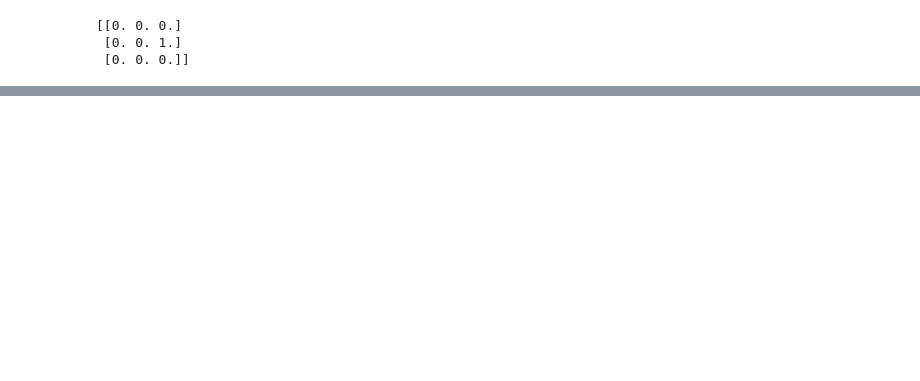
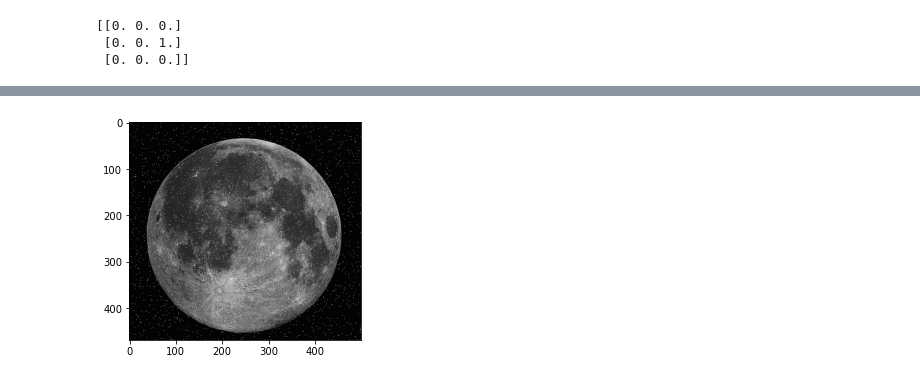
Before and after one commit to toluboltz/computer_vision, a Jupyter notebook: Linearity_and_Convolution.ipynb, the cells around one changed output, grey strips where cells are left out. Cells and saved outputs as stored; diff of their text form; code cells hidden in the pictures; blank space fills up the shorter version.

```diff
--- a/Linearity_and_Convolution.ipynb
+++ b/Linearity_and_Convolution.ipynb
@@ -87,0 +128,10 @@ plt.show()
+# %%
+# add salt and pepper noise with density 0.02
+noisy_moon = random_noise(moon, mode='s&p', seed=None, clip=True, amount=0.02)
+noisy_moon = img_as_ubyte(noisy_moon)
+# %%
+# cv.imwrite("noisy_moon.png", noisy_moon)
+plt.imshow(noisy_moon, cmap='gray')
+plt.show()
+# %% [output]
+[figure, added]
```
Also changed, not shown: parts of 18 cells of this notebook.
